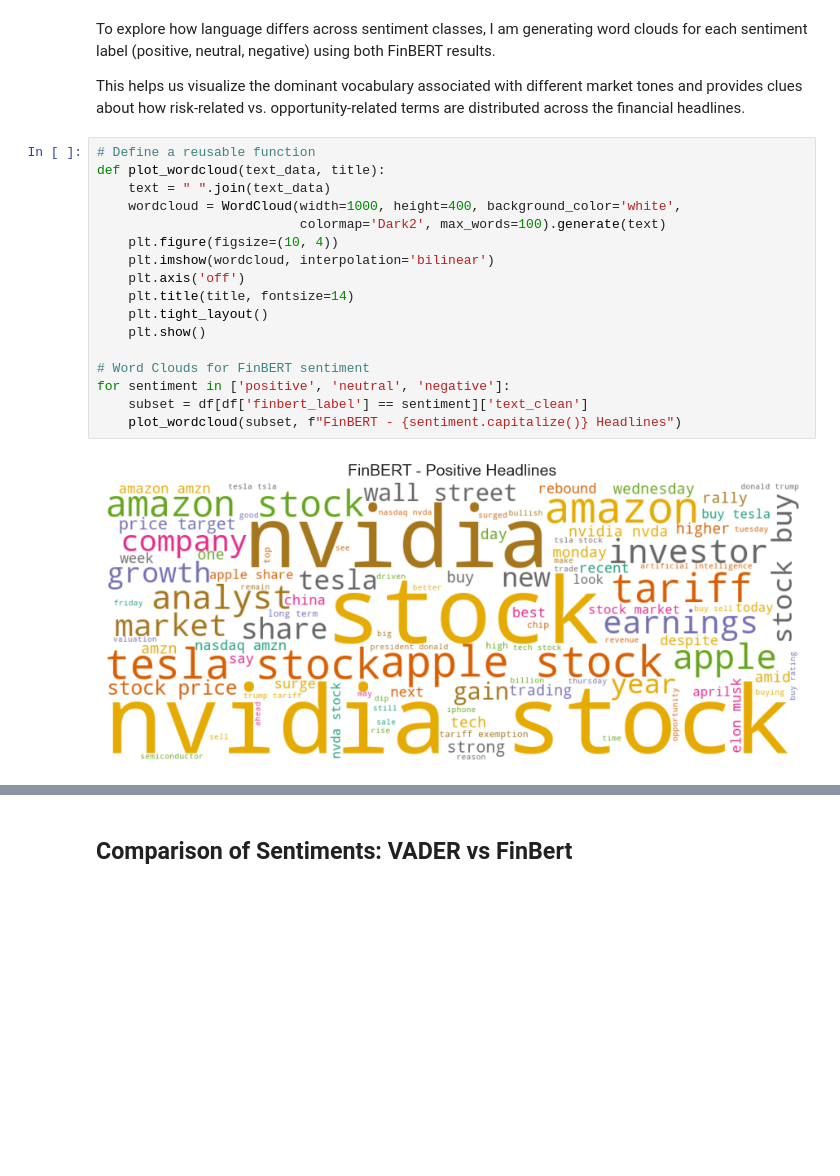
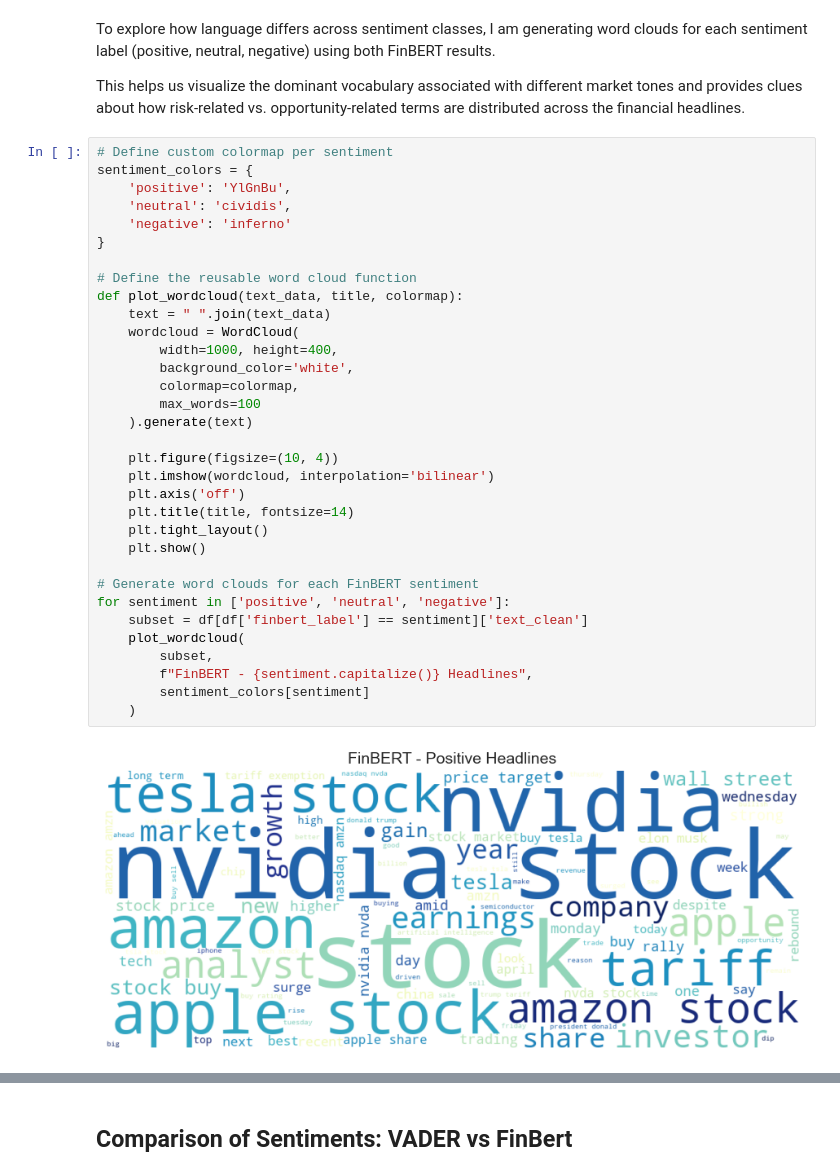
Before and after one commit to mansari40/NLP-FinancialRisk-Project, a Jupyter notebook: Final Project_Predicting financial risk using NLP.ipynb, the cells around one changed output, grey strips where cells are left out. Cells and saved outputs as stored; diff of their text form; blank space fills up the shorter version.

```diff
--- a/Final Project_Predicting financial risk using NLP.ipynb
+++ b/Final Project_Predicting financial risk using NLP.ipynb
@@ -573,21 +555,37 @@ To explore how language differs across sentiment classes, I am generating word c
 
 This helps us visualize the dominant vocabulary associated with different market tones and provides clues about how risk-related vs. opportunity-related terms are distributed across the financial headlines.
 # %%
-# Define a reusable function
-def plot_wordcloud(text_data, title):
+# Define custom colormap per sentiment
+sentiment_colors = {
+    'positive': 'YlGnBu',
+    'neutral': 'cividis',
+    'negative': 'inferno'
+}
+
+# Define the reusable word cloud function
+def plot_wordcloud(text_data, title, colormap):
     text = " ".join(text_data)
-    wordcloud = WordCloud(width=1000, height=400, background_color='white',
-                          colormap='Dark2', max_words=100).generate(text)
+    wordcloud = WordCloud(
+        width=1000, height=400,
+        background_color='white',
+        colormap=colormap,
+        max_words=100
+    ).generate(text)
+
     plt.figure(figsize=(10, 4))
     plt.imshow(wordcloud, interpolation='bilinear')
     plt.axis('off')
     plt.title(title, fontsize=14)
     plt.tight_layout()
     plt.show()
 
-# Word Clouds for FinBERT sentiment
+# Generate word clouds for each FinBERT sentiment
 for sentiment in ['positive', 'neutral', 'negative']:
     subset = df[df['finbert_label'] == sentiment]['text_clean']
-    plot_wordcloud(subset, f"FinBERT - {sentiment.capitalize()} Headlines")
+    plot_wordcloud(
+        subset,
+        f"FinBERT - {sentiment.capitalize()} Headlines",
+        sentiment_colors[sentiment]
+    )
 # %% [output]
-[figure, old version]
+[figure, new version]
```
Also changed, not shown: parts of 14 cells of this notebook.
